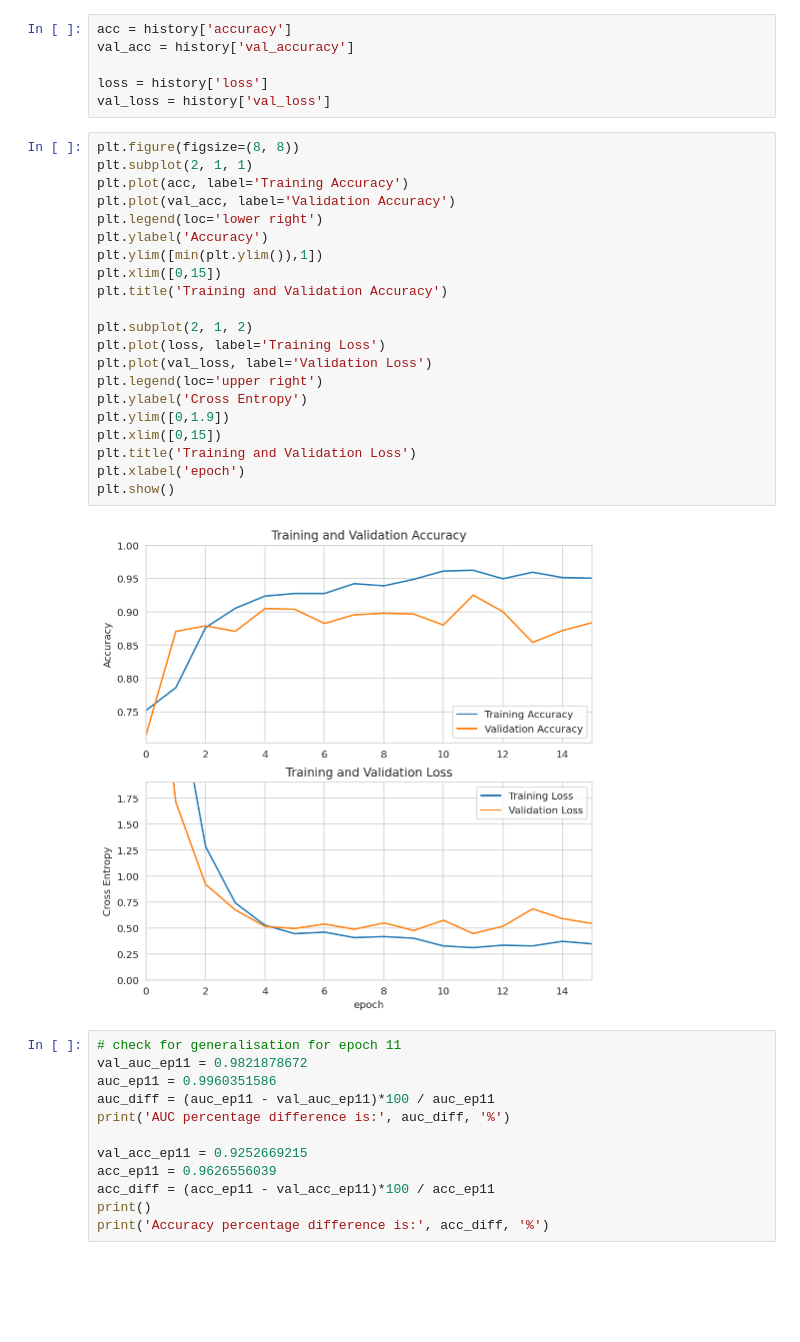
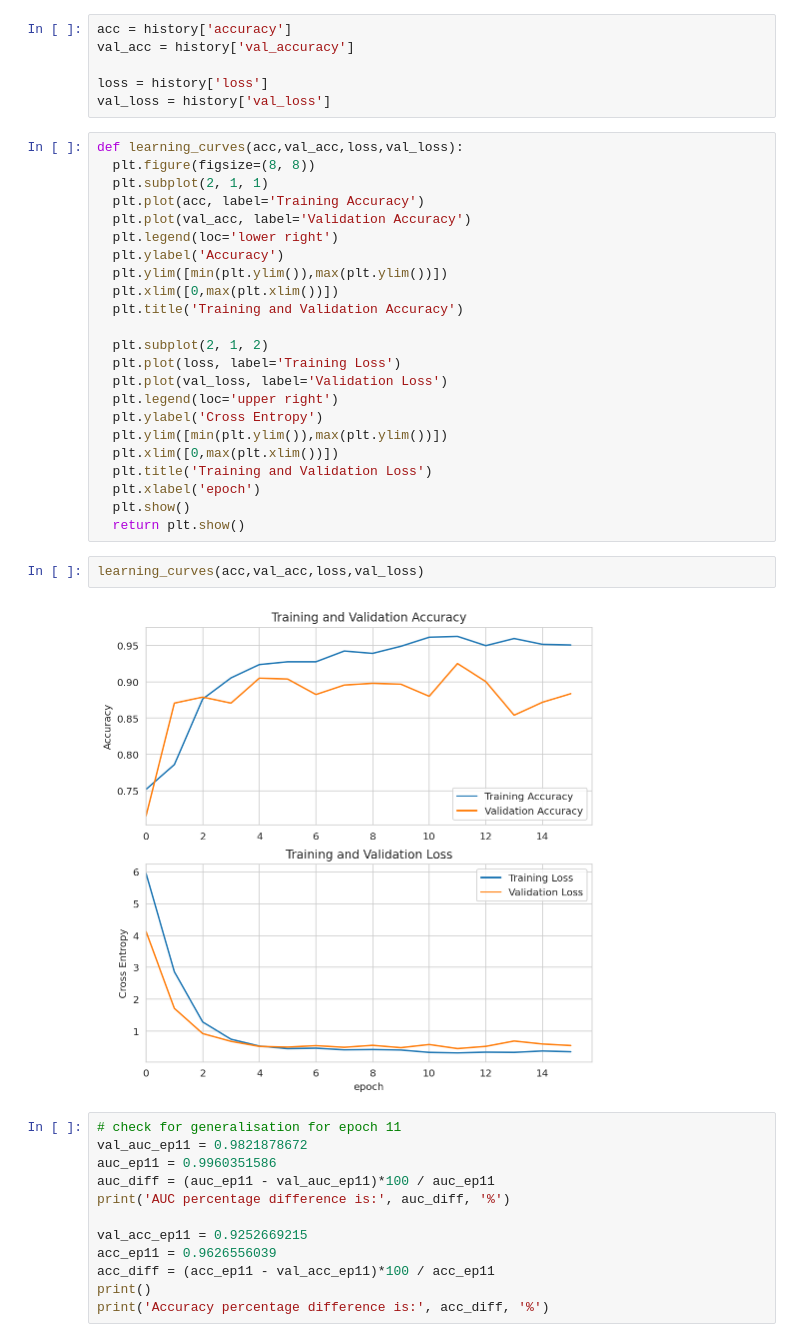
Before and after one commit to yxmauw/eye-disease-classification, a Jupyter notebook: EfficientNet.ipynb, the cells around one changed output. Drawn from its saved outputs; the diff is of its cells as text; blank space fills up the shorter version.

```diff
--- a/EfficientNet.ipynb
+++ b/EfficientNet.ipynb
@@ -367,28 +367,32 @@ val_acc = history['val_accuracy']
 loss = history['loss']
 val_loss = history['val_loss']
 # %%
-plt.figure(figsize=(8, 8))
-plt.subplot(2, 1, 1)
-plt.plot(acc, label='Training Accuracy')
-plt.plot(val_acc, label='Validation Accuracy')
-plt.legend(loc='lower right')
-plt.ylabel('Accuracy')
-plt.ylim([min(plt.ylim()),1])
-plt.xlim([0,15])
-plt.title('Training and Validation Accuracy')
+def learning_curves(acc,val_acc,loss,val_loss):
+  plt.figure(figsize=(8, 8))
+  plt.subplot(2, 1, 1)
+  plt.plot(acc, label='Training Accuracy')
+  plt.plot(val_acc, label='Validation Accuracy')
+  plt.legend(loc='lower right')
+  plt.ylabel('Accuracy')
+  plt.ylim([min(plt.ylim()),max(plt.ylim())])
+  plt.xlim([0,max(plt.xlim())])
+  plt.title('Training and Validation Accuracy')
 
-plt.subplot(2, 1, 2)
-plt.plot(loss, label='Training Loss')
-plt.plot(val_loss, label='Validation Loss')
-plt.legend(loc='upper right')
-plt.ylabel('Cross Entropy')
-plt.ylim([0,1.9])
-plt.xlim([0,15])
-plt.title('Training and Validation Loss')
-plt.xlabel('epoch')
-plt.show()
+  plt.subplot(2, 1, 2)
+  plt.plot(loss, label='Training Loss')
+  plt.plot(val_loss, label='Validation Loss')
+  plt.legend(loc='upper right')
+  plt.ylabel('Cross Entropy')
+  plt.ylim([min(plt.ylim()),max(plt.ylim())])
+  plt.xlim([0,max(plt.xlim())])
+  plt.title('Training and Validation Loss')
+  plt.xlabel('epoch')
+  plt.show()
+  return plt.show()
-# %% [output]
-[figure, removed]
+# %%
+learning_curves(acc,val_acc,loss,val_loss)
+# %% [output]
+[figure, added]
 # %%
 # check for generalisation for epoch 11
 val_auc_ep11 = 0.9821878672
```
Also changed, not shown: parts of 11 cells of this notebook.
